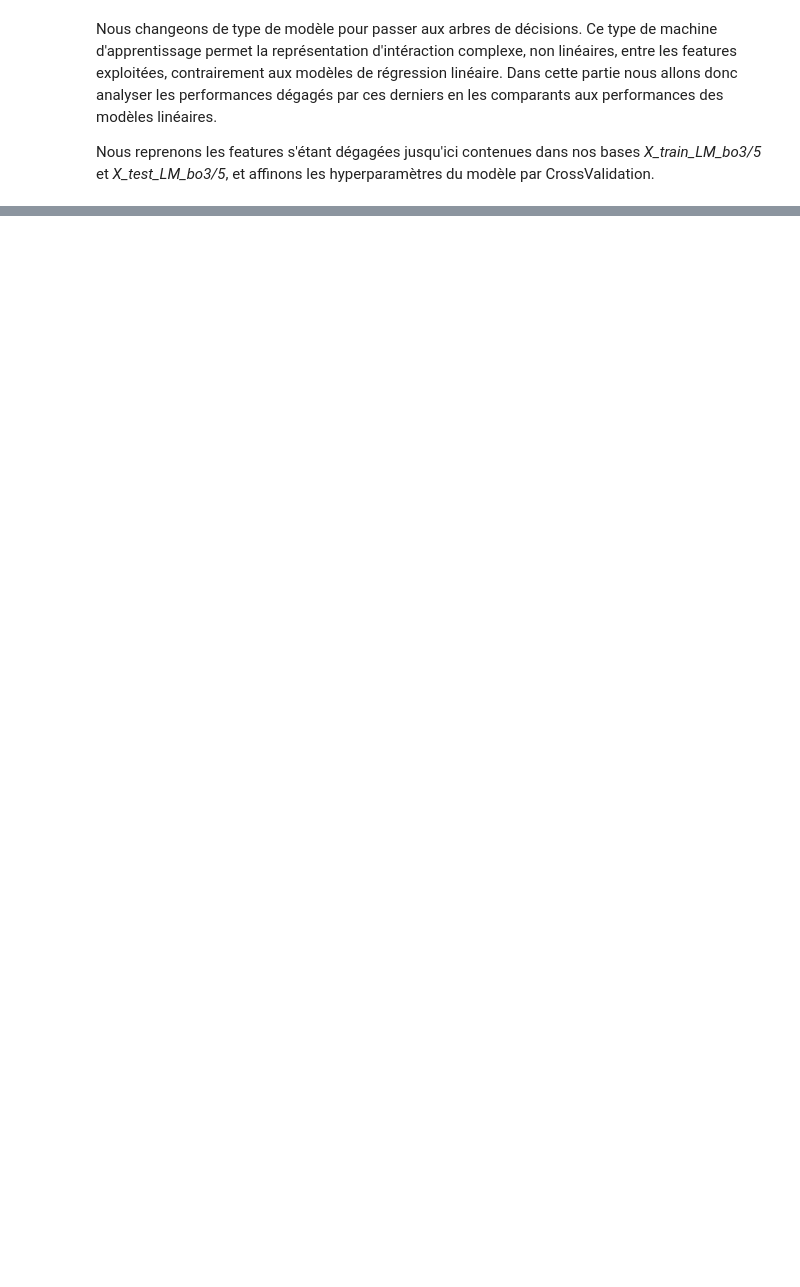
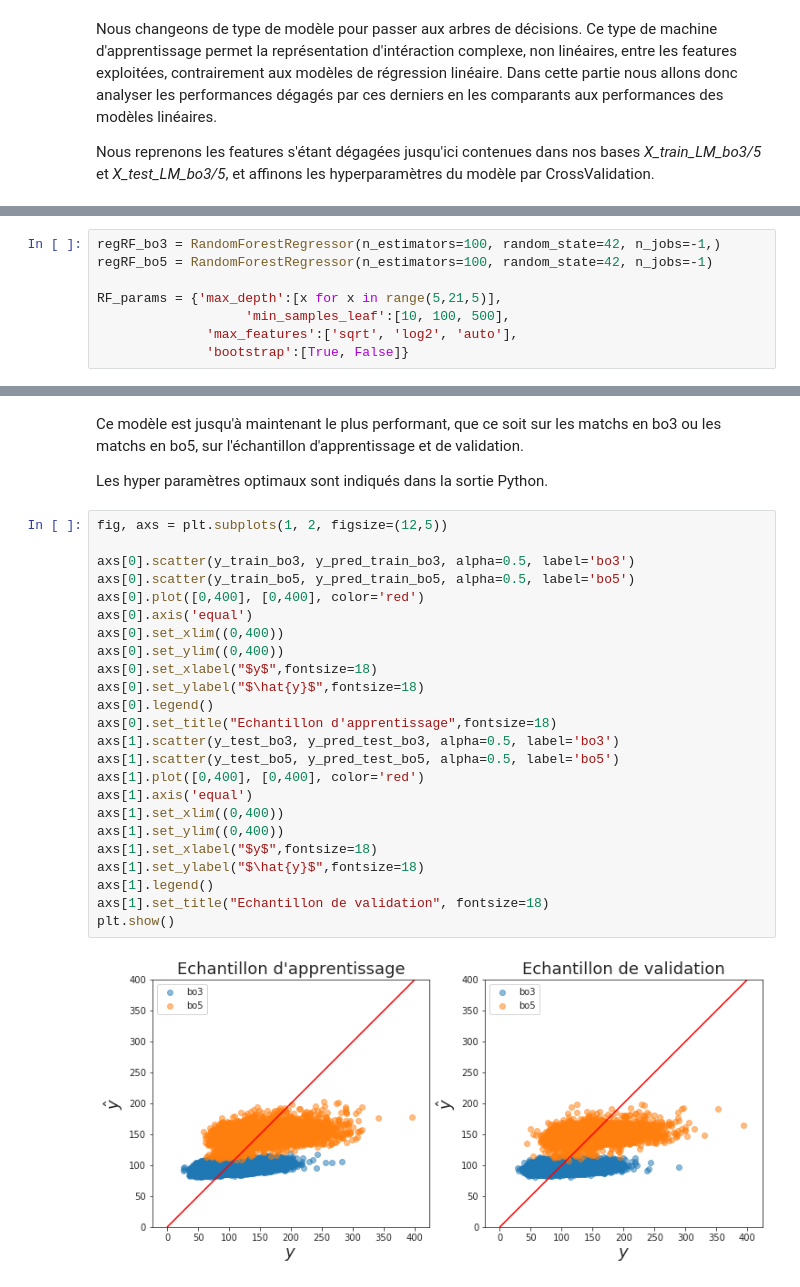
Before and after one commit to CesarRoaldes/tennis_match_time, a Jupyter notebook: modeles_baseline.ipynb, the cells around one changed output, grey strips where cells are left out. Drawn from its saved outputs; the diff is of its cells as text; blank space fills up the shorter version.

Commit message:
fin des modèles

```diff
--- a/modeles_baseline.ipynb
+++ b/modeles_baseline.ipynb
@@ -772,0 +960,8 @@ NameError: name 'y' is not defined
+# %%
+regRF_bo3 = RandomForestRegressor(n_estimators=100, random_state=42, n_jobs=-1,)
+regRF_bo5 = RandomForestRegressor(n_estimators=100, random_state=42, n_jobs=-1)
+
+RF_params = {'max_depth':[x for x in range(5,21,5)],
+                   'min_samples_leaf':[10, 100, 500],
+              'max_features':['sqrt', 'log2', 'auto'],
+              'bootstrap':[True, False]}
@@ -772,0 +1001,30 @@ NameError: name 'y' is not defined
+# %% [markdown]
+Ce modèle est jusqu'à maintenant le plus performant, que ce soit sur les matchs en bo3 ou les matchs en bo5, sur l'échantillon d'apprentissage et de validation.
+
+Les hyper paramètres optimaux sont indiqués dans la sortie Python.
+# %%
+fig, axs = plt.subplots(1, 2, figsize=(12,5))
+
+axs[0].scatter(y_train_bo3, y_pred_train_bo3, alpha=0.5, label='bo3')
+axs[0].scatter(y_train_bo5, y_pred_train_bo5, alpha=0.5, label='bo5')
+axs[0].plot([0,400], [0,400], color='red')
+axs[0].axis('equal')
+axs[0].set_xlim((0,400))
+axs[0].set_ylim((0,400))
+axs[0].set_xlabel("$y$",fontsize=18)
+axs[0].set_ylabel("$\hat{y}$",fontsize=18)
+axs[0].legend()
+axs[0].set_title("Echantillon d'apprentissage",fontsize=18)
+axs[1].scatter(y_test_bo3, y_pred_test_bo3, alpha=0.5, label='bo3')
+axs[1].scatter(y_test_bo5, y_pred_test_bo5, alpha=0.5, label='bo5')
+axs[1].plot([0,400], [0,400], color='red')
+axs[1].axis('equal')
+axs[1].set_xlim((0,400))
+axs[1].set_ylim((0,400))
+axs[1].set_xlabel("$y$",fontsize=18)
+axs[1].set_ylabel("$\hat{y}$",fontsize=18)
+axs[1].legend()
+axs[1].set_title("Echantillon de validation", fontsize=18)
+plt.show()
+# %% [output]
+[figure, added]
```
Also changed, not shown: parts of 35 cells of this notebook.
